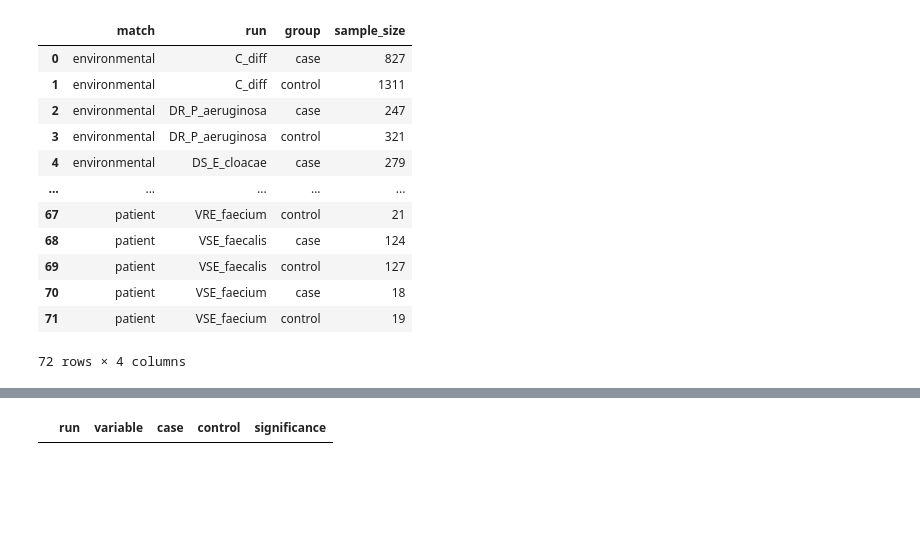
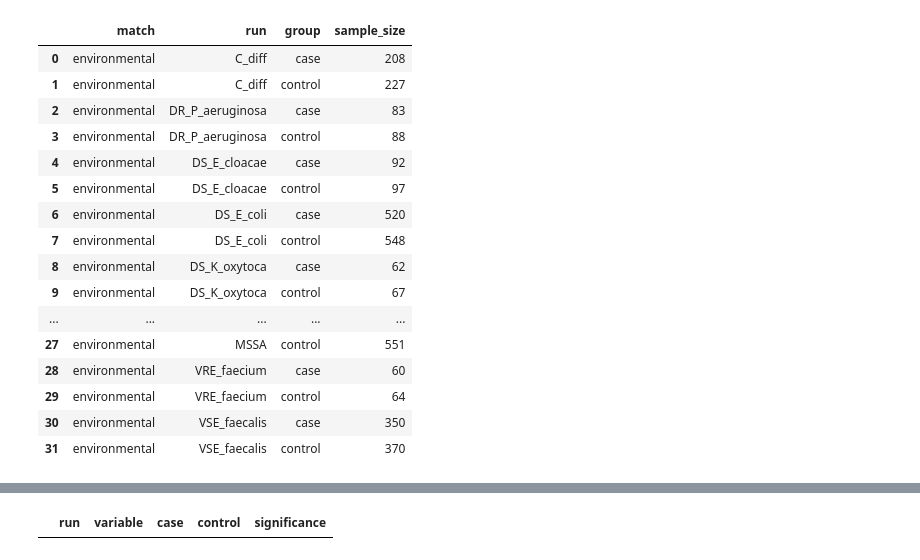
Before and after one commit to sanjatkanjilal/hospital_onset_infection_analyses, a Jupyter notebook: analysis/EDA.ipynb, the cells around one changed output, grey strips where cells are left out. Saved outputs shown, nothing was run; the diff lists cells and outputs as text; code cells hidden in the pictures; blank space fills up the shorter version.

```diff
--- a/analysis/EDA.ipynb
+++ b/analysis/EDA.ipynb
@@ -35,21 +51,23 @@ full_data
 # %%
-## Sample Size
-
-pd.read_csv('/data/tide/projects/ho_infxn_ml/clean_data/20241210/sample_sizes_20241210.csv')
+pd.read_csv('/data/tide/projects/ho_infxn_ml/clean_data/20250205/sample_sizes_20250205.csv')
 # %% [output]
 |  | match | run | group | sample_size |
-| 0 | environmental | C_diff | case | 827 |
-| 1 | environmental | C_diff | control | 1311 |
-| 2 | environmental | DR_P_aeruginosa | case | 247 |
-| 3 | environmental | DR_P_aeruginosa | control | 321 |
-| 4 | environmental | DS_E_cloacae | case | 279 |
+| 0 | environmental | C_diff | case | 208 |
+| 1 | environmental | C_diff | control | 227 |
+| 2 | environmental | DR_P_aeruginosa | case | 83 |
+| 3 | environmental | DR_P_aeruginosa | control | 88 |
+| 4 | environmental | DS_E_cloacae | case | 92 |
+| 5 | environmental | DS_E_cloacae | control | 97 |
+| 6 | environmental | DS_E_coli | case | 520 |
+| 7 | environmental | DS_E_coli | control | 548 |
+| 8 | environmental | DS_K_oxytoca | case | 62 |
+| 9 | environmental | DS_K_oxytoca | control | 67 |
 | ... | ... | ... | ... | ... |
-| 67 | patient | VRE_faecium | control | 21 |
-| 68 | patient | VSE_faecalis | case | 124 |
-| 69 | patient | VSE_faecalis | control | 127 |
-| 70 | patient | VSE_faecium | case | 18 |
-| 71 | patient | VSE_faecium | control | 19 |
+| 27 | environmental | MSSA | control | 551 |
+| 28 | environmental | VRE_faecium | case | 60 |
+| 29 | environmental | VRE_faecium | control | 64 |
+| 30 | environmental | VSE_faecalis | case | 350 |
+| 31 | environmental | VSE_faecalis | control | 370 |
-72 rows × 4 columns
 # %%
 full_data[full_data['run'] == 'C_diff']
 # %% [output]
```
Also changed, not shown: parts of 14 cells of this notebook, 6 other files.
